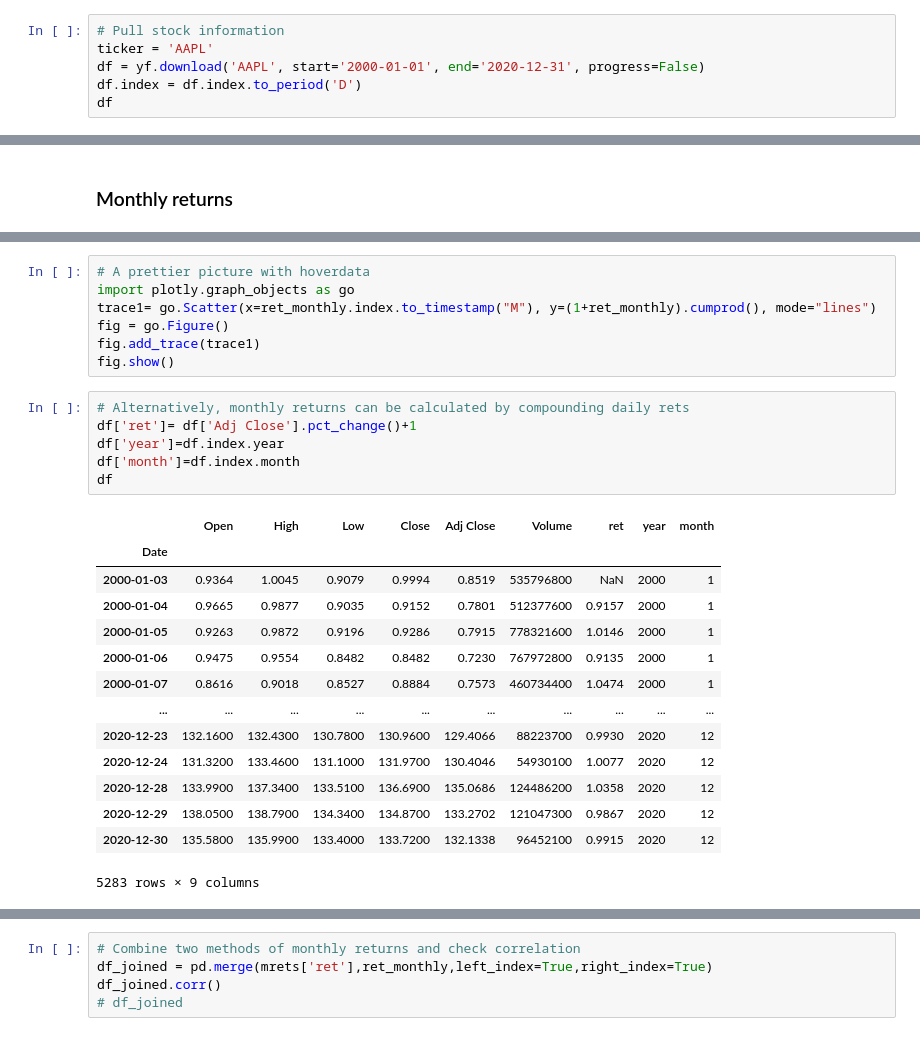
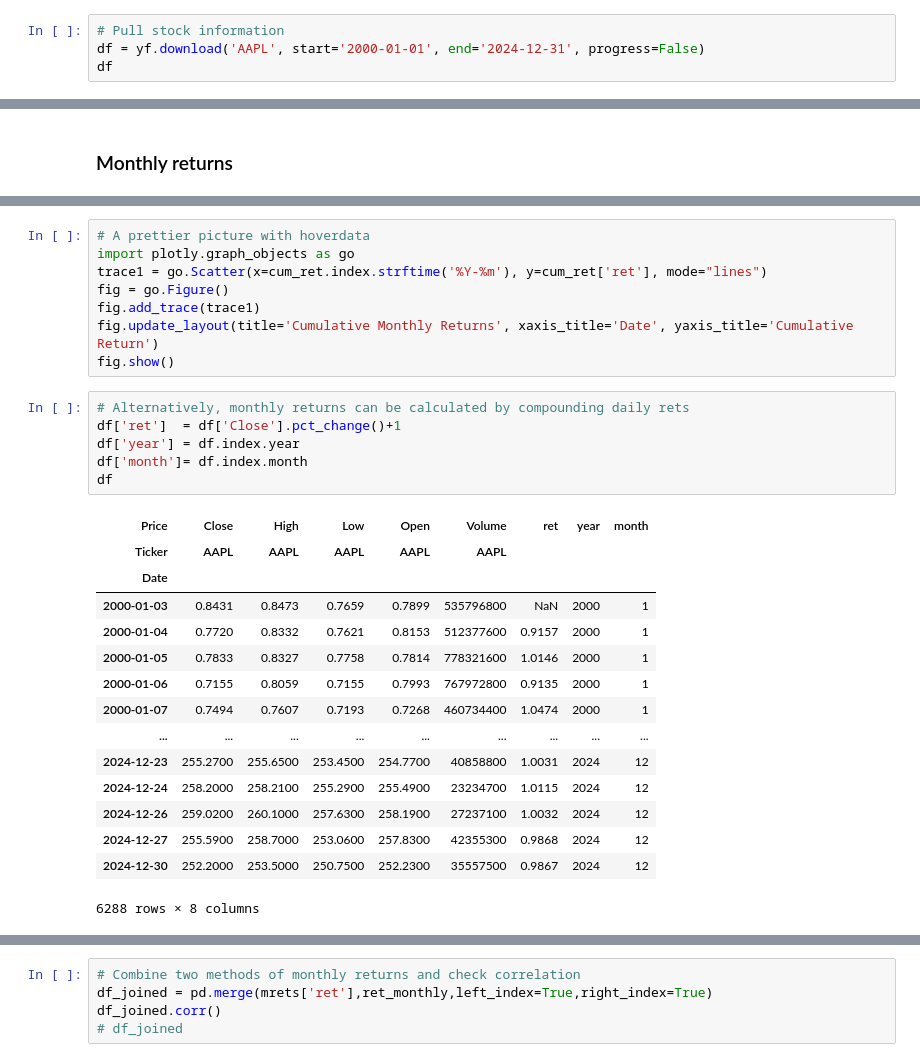
Before and after one commit to kpcrotty/busi448, a Jupyter notebook: class_notebooks/04_returns.ipynb, the cells around one changed output, grey strips where cells are left out. Drawn from its saved outputs; the diff is of its cells as text.

```diff
--- a/class_notebooks/04_returns.ipynb
+++ b/class_notebooks/04_returns.ipynb
@@ -14,7 +35,5 @@ pd.options.display.float_format = '{:.2f}'.format
 # %%
 # Pull stock information
-ticker = 'AAPL'
-df = yf.download('AAPL', start='2000-01-01', end='2020-12-31', progress=False)
-df.index = df.index.to_period('D')
+df = yf.download('AAPL', start='2000-01-01', end='2024-12-31', progress=False)
 df
 # %% [output]
@@ -146,31 +182,33 @@ SD(return):       0.4035
 # %%
 # A prettier picture with hoverdata
 import plotly.graph_objects as go
-trace1= go.Scatter(x=ret_monthly.index.to_timestamp("M"), y=(1+ret_monthly).cumprod(), mode="lines")
+trace1 = go.Scatter(x=cum_ret.index.strftime('%Y-%m'), y=cum_ret['ret'], mode="lines")
 fig = go.Figure()
 fig.add_trace(trace1)
+fig.update_layout(title='Cumulative Monthly Returns', xaxis_title='Date', yaxis_title='Cumulative Return')
 fig.show()
 # %%
 # Alternatively, monthly returns can be calculated by compounding daily rets
-df['ret']= df['Adj Close'].pct_change()+1
-df['year']=df.index.year
-df['month']=df.index.month
+df['ret']  = df['Close'].pct_change()+1
+df['year'] = df.index.year
+df['month']= df.index.month
 df
 # %% [output]
-|  | Open | High | Low | Close | Adj Close | Volume | ret | year | month |
-| Date |  |  |  |  |  |  |  |  |  |
-| 2000-01-03 | 0.9364 | 1.0045 | 0.9079 | 0.9994 | 0.8519 | 535796800 | NaN | 2000 | 1 |
-| 2000-01-04 | 0.9665 | 0.9877 | 0.9035 | 0.9152 | 0.7801 | 512377600 | 0.9157 | 2000 | 1 |
-| 2000-01-05 | 0.9263 | 0.9872 | 0.9196 | 0.9286 | 0.7915 | 778321600 | 1.0146 | 2000 | 1 |
-| 2000-01-06 | 0.9475 | 0.9554 | 0.8482 | 0.8482 | 0.7230 | 767972800 | 0.9135 | 2000 | 1 |
-| 2000-01-07 | 0.8616 | 0.9018 | 0.8527 | 0.8884 | 0.7573 | 460734400 | 1.0474 | 2000 | 1 |
-| ... | ... | ... | ... | ... | ... | ... | ... | ... | ... |
-| 2020-12-23 | 132.1600 | 132.4300 | 130.7800 | 130.9600 | 129.4066 | 88223700 | 0.9930 | 2020 | 12 |
-| 2020-12-24 | 131.3200 | 133.4600 | 131.1000 | 131.9700 | 130.4046 | 54930100 | 1.0077 | 2020 | 12 |
-| 2020-12-28 | 133.9900 | 137.3400 | 133.5100 | 136.6900 | 135.0686 | 124486200 | 1.0358 | 2020 | 12 |
-| 2020-12-29 | 138.0500 | 138.7900 | 134.3400 | 134.8700 | 133.2702 | 121047300 | 0.9867 | 2020 | 12 |
-| 2020-12-30 | 135.5800 | 135.9900 | 133.4000 | 133.7200 | 132.1338 | 96452100 | 0.9915 | 2020 | 12 |
+| Price | Close | High | Low | Open | Volume | ret | year | month |
+| Ticker | AAPL | AAPL | AAPL | AAPL | AAPL |  |  |  |
+| Date |  |  |  |  |  |  |  |  |
+| 2000-01-03 | 0.8431 | 0.8473 | 0.7659 | 0.7899 | 535796800 | NaN | 2000 | 1 |
+| 2000-01-04 | 0.7720 | 0.8332 | 0.7621 | 0.8153 | 512377600 | 0.9157 | 2000 | 1 |
+| 2000-01-05 | 0.7833 | 0.8327 | 0.7758 | 0.7814 | 778321600 | 1.0146 | 2000 | 1 |
+| 2000-01-06 | 0.7155 | 0.8059 | 0.7155 | 0.7993 | 767972800 | 0.9135 | 2000 | 1 |
+| 2000-01-07 | 0.7494 | 0.7607 | 0.7193 | 0.7268 | 460734400 | 1.0474 | 2000 | 1 |
+| ... | ... | ... | ... | ... | ... | ... | ... | ... |
+| 2024-12-23 | 255.2700 | 255.6500 | 253.4500 | 254.7700 | 40858800 | 1.0031 | 2024 | 12 |
+| 2024-12-24 | 258.2000 | 258.2100 | 255.2900 | 255.4900 | 23234700 | 1.0115 | 2024 | 12 |
+| 2024-12-26 | 259.0200 | 260.1000 | 257.6300 | 258.1900 | 27237100 | 1.0032 | 2024 | 12 |
+| 2024-12-27 | 255.5900 | 258.7000 | 253.0600 | 257.8300 | 42355300 | 0.9868 | 2024 | 12 |
+| 2024-12-30 | 252.2000 | 253.5000 | 250.7500 | 252.2300 | 35557500 | 0.9867 | 2024 | 12 |
-5283 rows × 9 columns
+6288 rows × 8 columns
 # %%
 mrets = df.groupby(['year','month'])['ret'].prod()-1
 mrets = mrets.reset_index()
```
Also changed, not shown: parts of 28 cells of this notebook, 5 other files.
